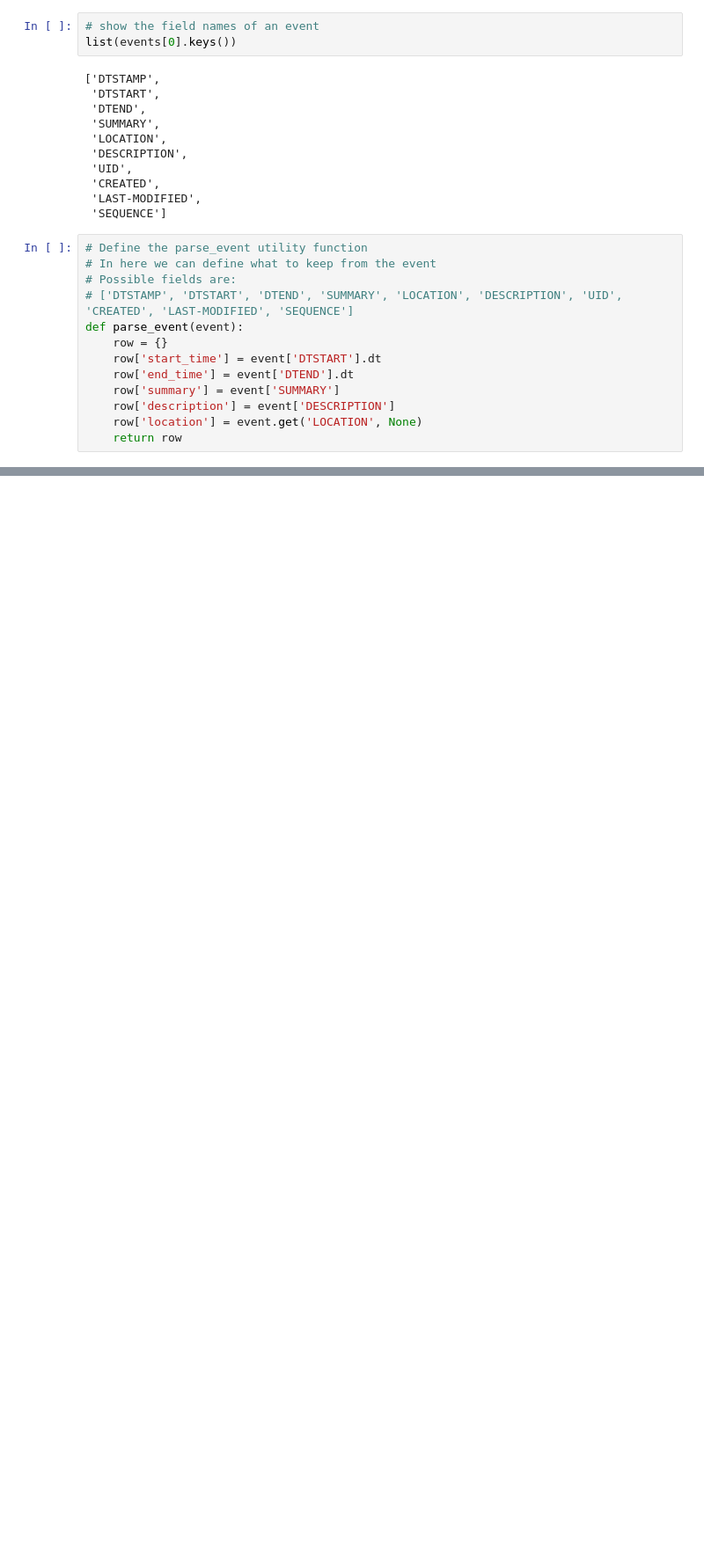
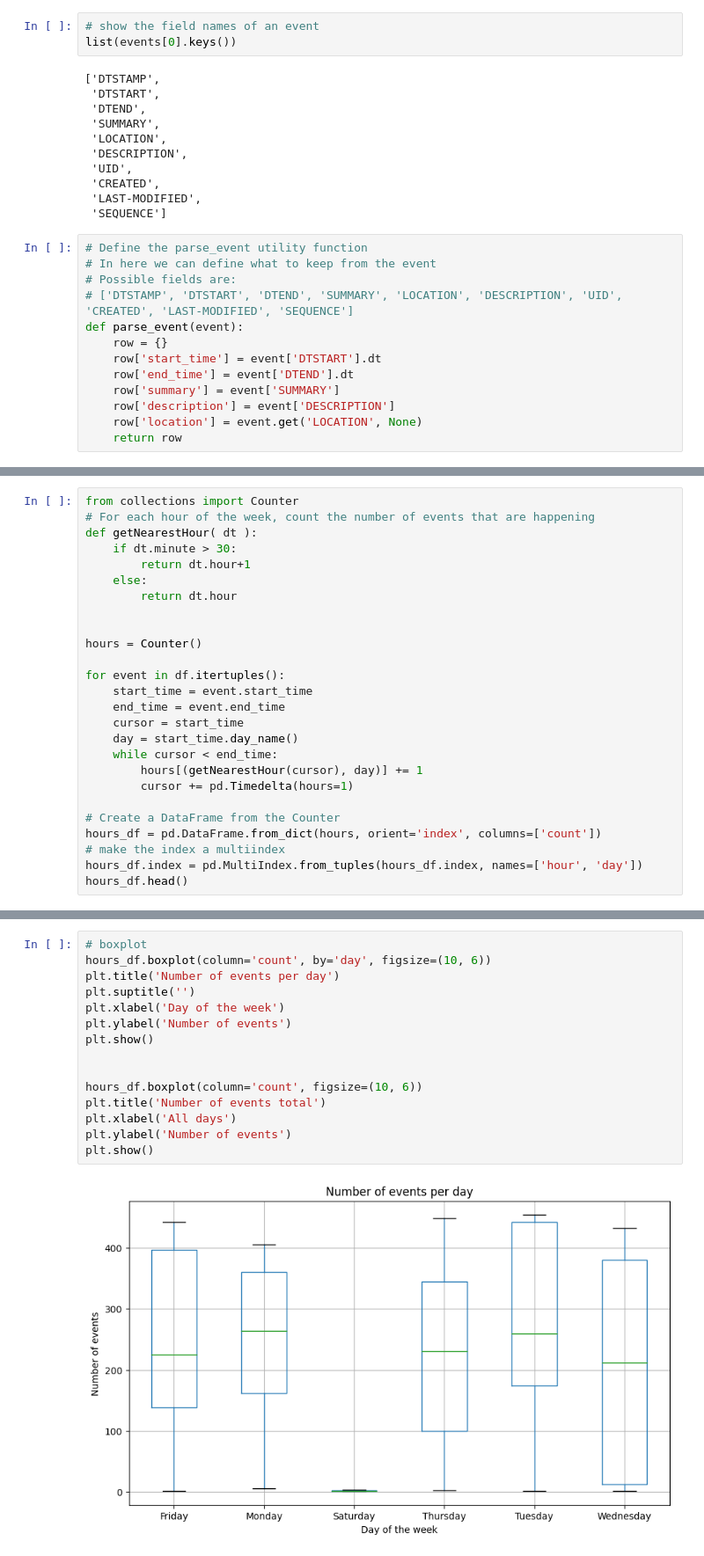
Before and after one commit to CodyAdam/data-engineering, a Jupyter notebook: Project/main.ipynb, the cells around one changed output, grey strips where cells are left out. Shown at 88% size. Cells and saved outputs as stored; diff of their text form; blank space fills up the shorter version.

```diff
--- a/Project/main.ipynb
+++ b/Project/main.ipynb
@@ -72,0 +133,26 @@ df.head()
+# %%
+from collections import Counter
+# For each hour of the week, count the number of events that are happening
+def getNearestHour( dt ):
+    if dt.minute > 30:
+        return dt.hour+1
+    else:
+        return dt.hour
+
+
+hours = Counter()
+
+for event in df.itertuples():
+    start_time = event.start_time
+    end_time = event.end_time
+    cursor = start_time
+    day = start_time.day_name()
+    while cursor < end_time:
+        hours[(getNearestHour(cursor), day)] += 1
+        cursor += pd.Timedelta(hours=1)
+
+# Create a DataFrame from the Counter
+hours_df = pd.DataFrame.from_dict(hours, orient='index', columns=['count'])
+# make the index a multiindex
+hours_df.index = pd.MultiIndex.from_tuples(hours_df.index, names=['hour', 'day'])
+hours_df.head()
@@ -72,0 +173,17 @@ df.head()
+# %%
+# boxplot
+hours_df.boxplot(column='count', by='day', figsize=(10, 6))
+plt.title('Number of events per day')
+plt.suptitle('')
+plt.xlabel('Day of the week')
+plt.ylabel('Number of events')
+plt.show()
+
+
+hours_df.boxplot(column='count', figsize=(10, 6))
+plt.title('Number of events total')
+plt.xlabel('All days')
+plt.ylabel('Number of events')
+plt.show()
+# %% [output]
+[figure, added]
```
Also changed, not shown: parts of 17 cells of this notebook, 5 other files.
